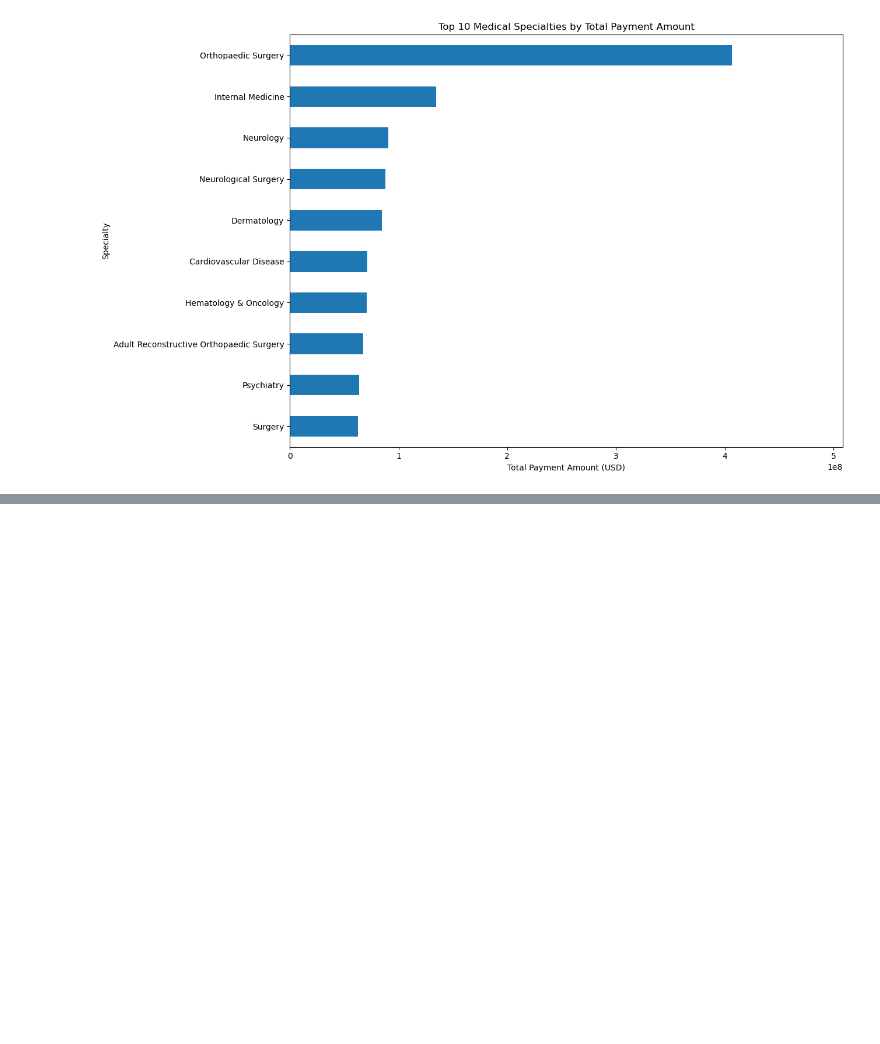
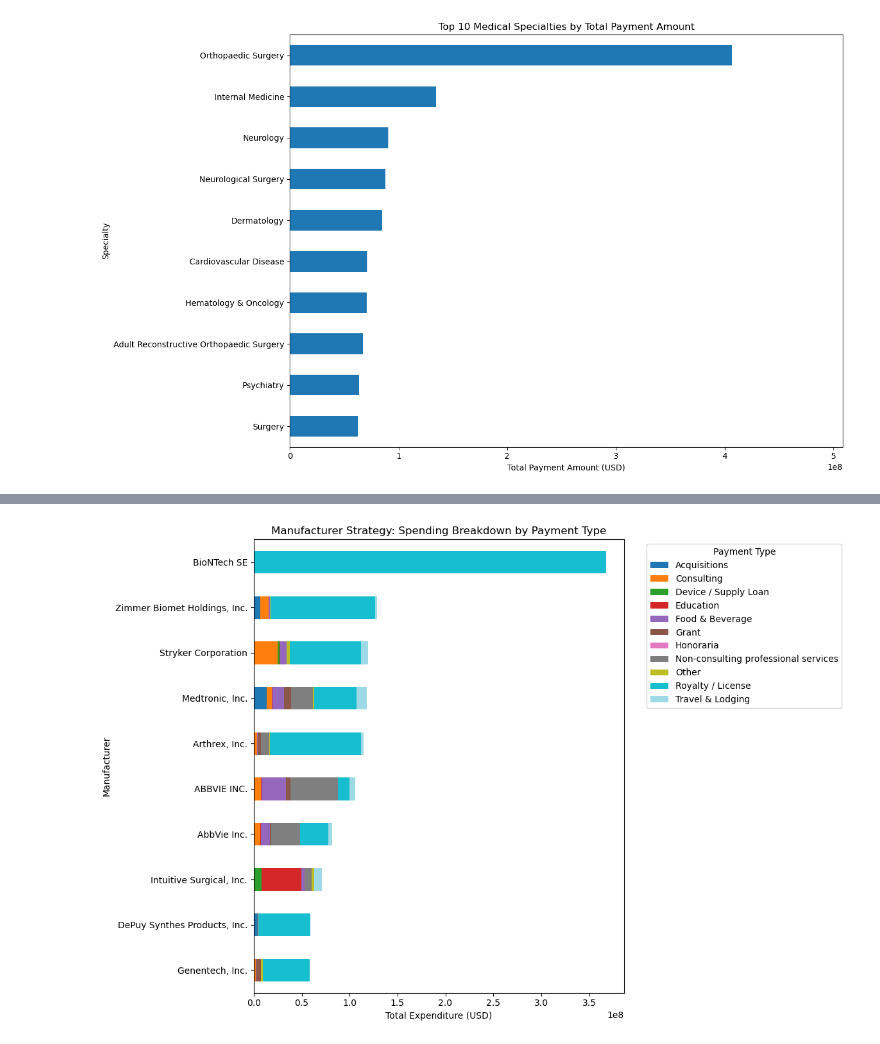
Before and after one commit to deyuz003/busn32120_midtermgroup18, a Jupyter notebook: analysis.ipynb, the cells around one changed output, grey strips where cells are left out. Saved outputs shown, nothing was run; the diff lists cells and outputs as text; code cells hidden in the pictures; blank space fills up the shorter version.

```diff
--- a/analysis.ipynb
+++ b/analysis.ipynb
@@ -16,8 +20,11 @@ url = (
     "/api/1/metastore/schemas/dataset/items/"
     "fb3a65aa-c901-4a38-a813-b04b00dfa2a9"
 )
-
-r = requests.get(url)
+params = {
+    "size": 10000,
+    "offset": 0
+}
+r = requests.get(url, params = params)
 r.raise_for_status()
 meta = r.json()
 # %%
@@ -70,5 +55,6 @@ usecols = [
     "Nature_of_Payment_or_Transfer_of_Value",
     "Recipient_State",
     "Recipient_City",
+    "Recipient_Zip_Code",
     "Change_Type"
 ]
@@ -202,5 +191,7 @@ df = df.rename(columns={
     "number_of_payments_included_in_total_amount": "num_payments",
     "recipient_state": "state",
     "recipient_city": "city",
+    "recipient_zip_code": "zip_code",
     "change_type": "change_type"
 })
+df.head()
@@ -392,0 +427,29 @@ plt.show()
+# %%
+# Top Manufacturer Spending Strategy
+# 1. Identify the top 10 manufacturers by total expenditure
+top_10_manufacturers = df.groupby("manufacturer")["payment_amount"].sum().nlargest(10).index
+df_top_payers = df[df["manufacturer"].isin(top_10_manufacturers)]
+
+# 2. Create a pivot table: Manufacturers as rows, Payment Types as columns
+pivot_df = df_top_payers.pivot_table(
+    index="manufacturer",
+    columns="payment_type_clean",
+    values="payment_amount",
+    aggfunc="sum"
+).fillna(0)
+
+# 3. Sort for a cleaner visual hierarchy
+pivot_df = pivot_df.loc[pivot_df.sum(axis=1).sort_values().index]
+
+# 4. Plotting the composition of spending
+ax = pivot_df.plot(kind="barh", stacked=True, figsize=(12, 8), colormap="tab20")
+
+ax.set_title("Manufacturer Strategy: Spending Breakdown by Payment Type")
+ax.set_xlabel("Total Expenditure (USD)")
+ax.set_ylabel("Manufacturer")
+plt.legend(title="Payment Type", bbox_to_anchor=(1.05, 1), loc='upper left')
+
+plt.tight_layout()
+plt.show()
+# %% [output]
+[figure, added]
```
Also changed, not shown: parts of 39 cells of this notebook.
